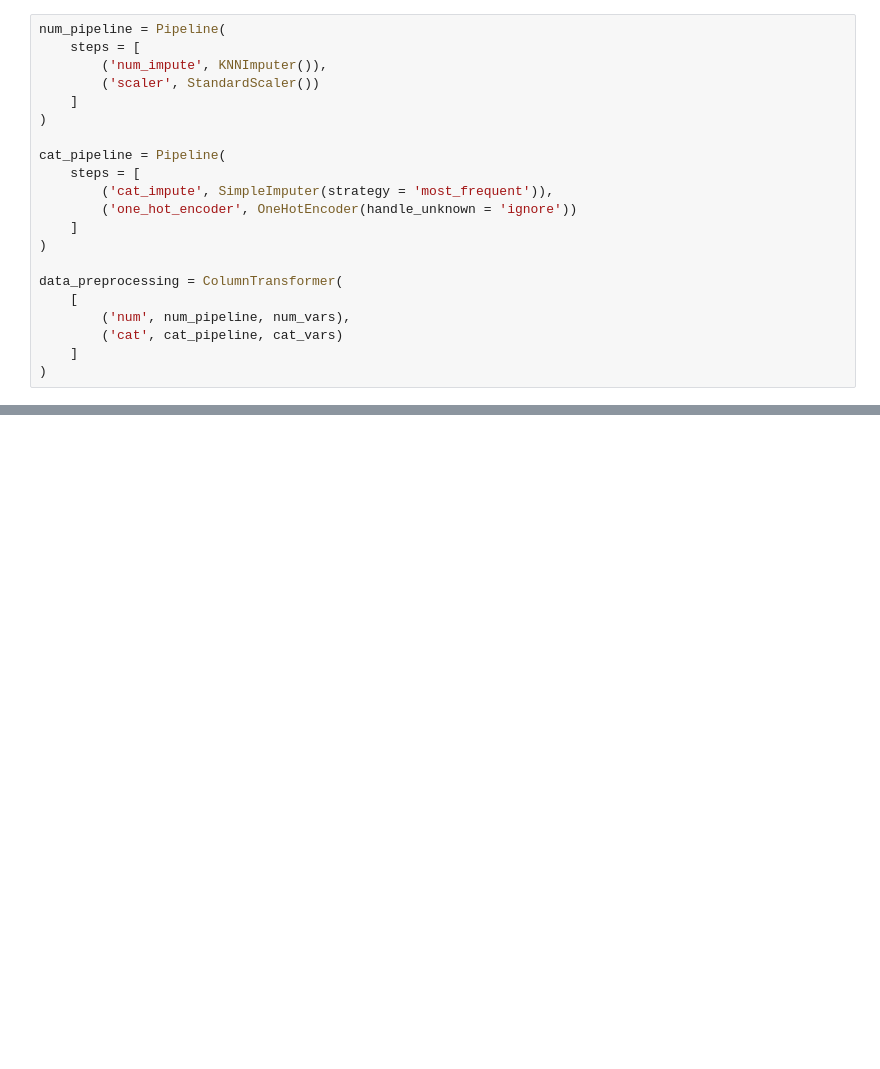
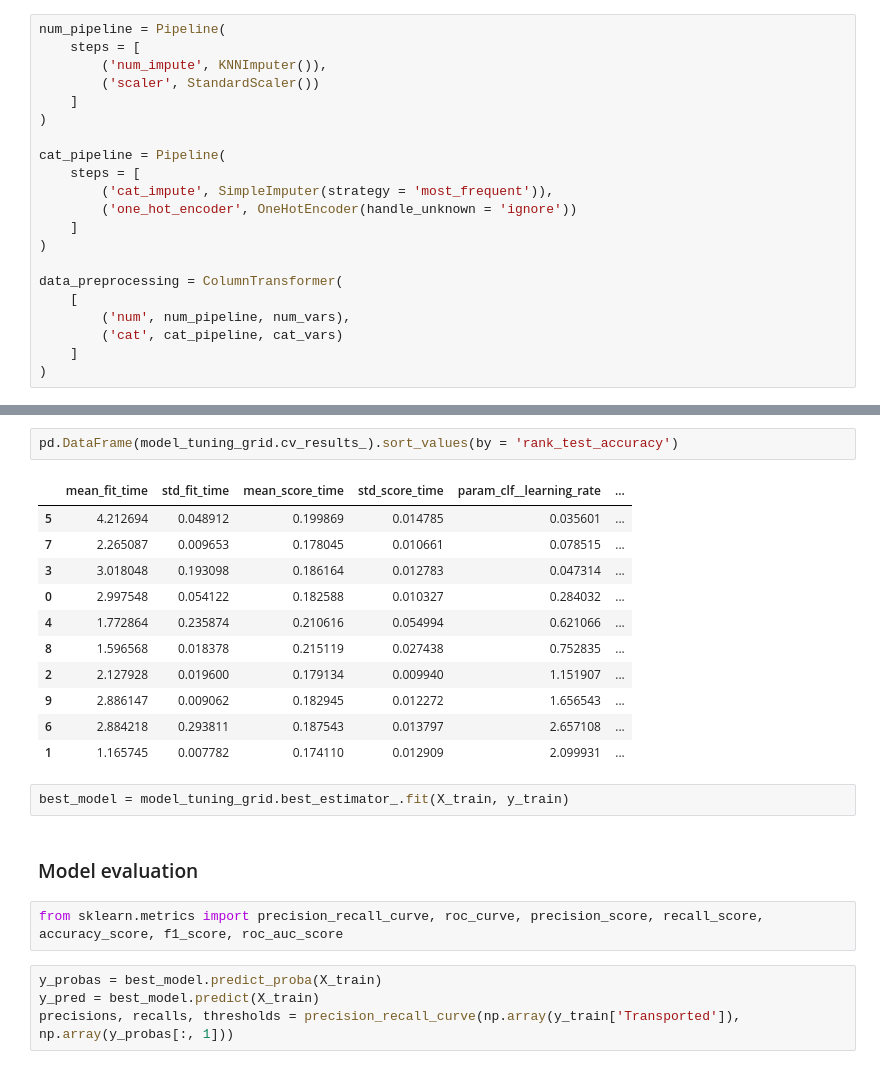
Before and after one commit to yxy1104/my_kaggle, a Jupyter notebook: spaceship_titanic/spaceship_titanic_eda.ipynb, the cells around one changed output, grey strips where cells are left out. Saved outputs shown, nothing was run; the diff lists cells and outputs as text; blank space fills up the shorter version.

```diff
--- a/spaceship_titanic/spaceship_titanic_eda.ipynb
+++ b/spaceship_titanic/spaceship_titanic_eda.ipynb
@@ -228,0 +308,24 @@ data_preprocessing = ColumnTransformer(
+# %%
+pd.DataFrame(model_tuning_grid.cv_results_).sort_values(by = 'rank_test_accuracy')
+# %% [output]
+|  | mean_fit_time | std_fit_time | mean_score_time | std_score_time | param_clf__learning_rate | ... |
+| 5 | 4.212694 | 0.048912 | 0.199869 | 0.014785 | 0.035601 | ... |
+| 7 | 2.265087 | 0.009653 | 0.178045 | 0.010661 | 0.078515 | ... |
+| 3 | 3.018048 | 0.193098 | 0.186164 | 0.012783 | 0.047314 | ... |
+| 0 | 2.997548 | 0.054122 | 0.182588 | 0.010327 | 0.284032 | ... |
+| 4 | 1.772864 | 0.235874 | 0.210616 | 0.054994 | 0.621066 | ... |
+| 8 | 1.596568 | 0.018378 | 0.215119 | 0.027438 | 0.752835 | ... |
+| 2 | 2.127928 | 0.019600 | 0.179134 | 0.009940 | 1.151907 | ... |
+| 9 | 2.886147 | 0.009062 | 0.182945 | 0.012272 | 1.656543 | ... |
+| 6 | 2.884218 | 0.293811 | 0.187543 | 0.013797 | 2.657108 | ... |
+| 1 | 1.165745 | 0.007782 | 0.174110 | 0.012909 | 2.099931 | ... |
+# %%
+best_model = model_tuning_grid.best_estimator_.fit(X_train, y_train)
+# %% [markdown]
+### Model evaluation
+# %%
+from sklearn.metrics import precision_recall_curve, roc_curve, precision_score, recall_score, accuracy_score, f1_score, roc_auc_score
+# %%
+y_probas = best_model.predict_proba(X_train)
+y_pred = best_model.predict(X_train)
+precisions, recalls, thresholds = precision_recall_curve(np.array(y_train['Transported']), np.array(y_probas[:, 1]))
```
Also changed, not shown: parts of 21 cells of this notebook.
